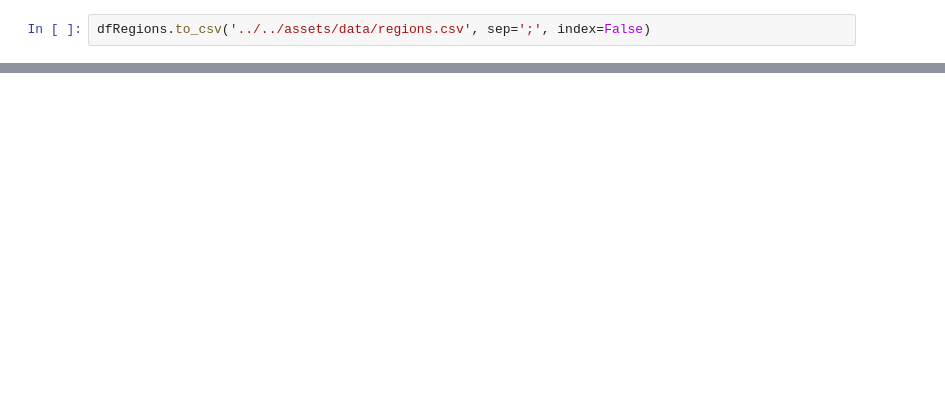
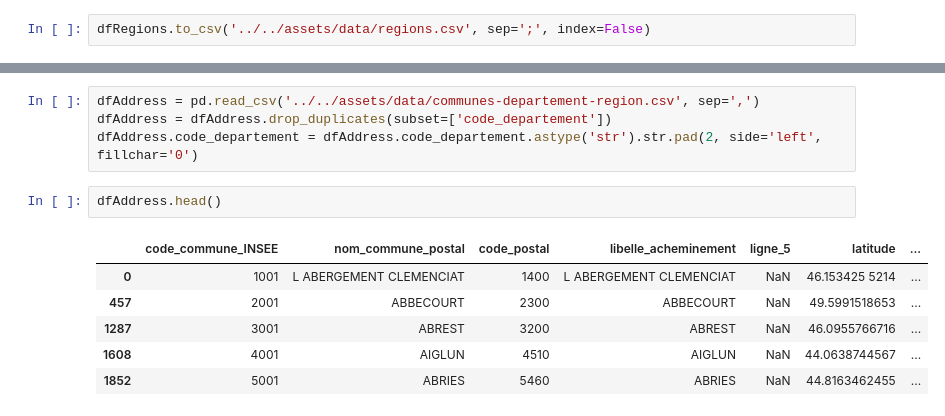
Before and after one commit to moiseberthe/land-valuation-france, a Jupyter notebook: dash/pages/home.ipynb, the cells around one changed output, grey strips where cells are left out. Saved outputs shown, nothing was run; the diff lists cells and outputs as text; blank space fills up the shorter version.

```diff
--- a/dash/pages/home.ipynb
+++ b/dash/pages/home.ipynb
@@ -160,0 +218,13 @@ dfDepts.code_departement = dfDepts.code_departement.astype('str').str.pad(2, sid
+# %%
+dfAddress = pd.read_csv('../../assets/data/communes-departement-region.csv', sep=',')
+dfAddress = dfAddress.drop_duplicates(subset=['code_departement'])
+dfAddress.code_departement = dfAddress.code_departement.astype('str').str.pad(2, side='left', fillchar='0')
+# %%
+dfAddress.head()
+# %% [output]
+|  | code_commune_INSEE | nom_commune_postal | code_postal | libelle_acheminement | ligne_5 | latitude | ... |
+| 0 | 1001 | L ABERGEMENT CLEMENCIAT | 1400 | L ABERGEMENT CLEMENCIAT | NaN | 46.153425 5214 | ... |
+| 457 | 2001 | ABBECOURT | 2300 | ABBECOURT | NaN | 49.5991518653 | ... |
+| 1287 | 3001 | ABREST | 3200 | ABREST | NaN | 46.0955766716 | ... |
+| 1608 | 4001 | AIGLUN | 4510 | AIGLUN | NaN | 44.0638744567 | ... |
+| 1852 | 5001 | ABRIES | 5460 | ABRIES | NaN | 44.8163462455 | ... |
```
Also changed, not shown: parts of 31 cells of this notebook, 6 other files.
